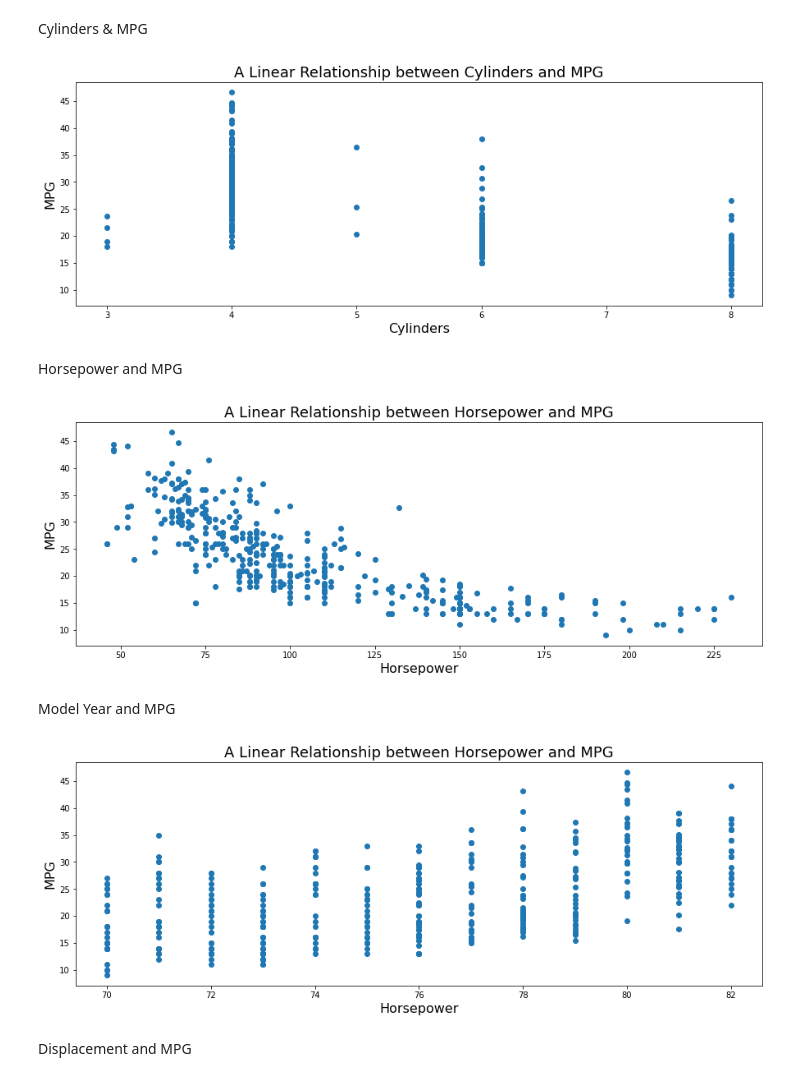
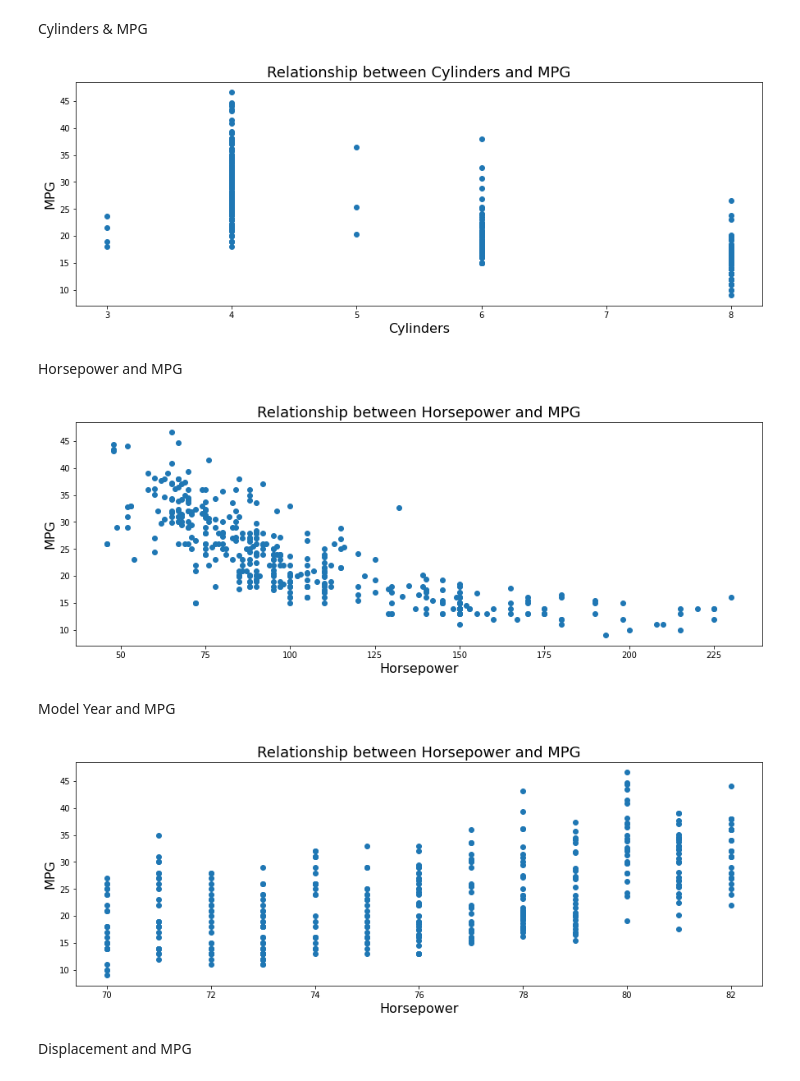
Before and after one commit to samgarcia3/Auto-MPG-Analysis, a Jupyter notebook: Auto_mpg.ipynb, the cells around one changed output. Drawn from its saved outputs; the diff is of its cells as text; code cells hidden in the pictures.

```diff
--- a/Auto_mpg.ipynb
+++ b/Auto_mpg.ipynb
@@ -439,12 +439,12 @@ y = clean_mpg['mpg']
 # %%
 plt.figure(figsize=(15,5))
 plt.scatter(x1,y)
 plt.xlabel("Cylinders", size=16)
 plt.ylabel("MPG", size=16)
-plt.title(r"A Linear Relationship between Cylinders and MPG", size=18)
+plt.title(r"Relationship between Cylinders and MPG", size=18)
 plt.show()
 # %% [output]
-[figure, old version]
+[figure, new version]
 # %% [markdown]
 Horsepower and MPG
 # %%
@@ -454,10 +454,10 @@ plt.figure(figsize=(15,5))
 plt.scatter(x2,y)
 plt.xlabel("Horsepower", size=16)
 plt.ylabel("MPG", size=16)
-plt.title(r"A Linear Relationship between Horsepower and MPG", size=18)
+plt.title(r"Relationship between Horsepower and MPG", size=18)
 plt.show()
 # %% [output]
-[figure, old version]
+[figure, new version]
 # %% [markdown]
 Model Year and MPG
 # %%
@@ -467,10 +467,10 @@ plt.figure(figsize=(15,5))
 plt.scatter(x3,y)
 plt.xlabel("Horsepower", size=16)
 plt.ylabel("MPG", size=16)
-plt.title(r"A Linear Relationship between Horsepower and MPG", size=18)
+plt.title(r"Relationship between Horsepower and MPG", size=18)
 plt.show()
 # %% [output]
-[figure, old version]
+[figure, new version]
 # %% [markdown]
 Displacement and MPG
 # %%
```
Also changed, not shown: parts of 2 cells of this notebook.
